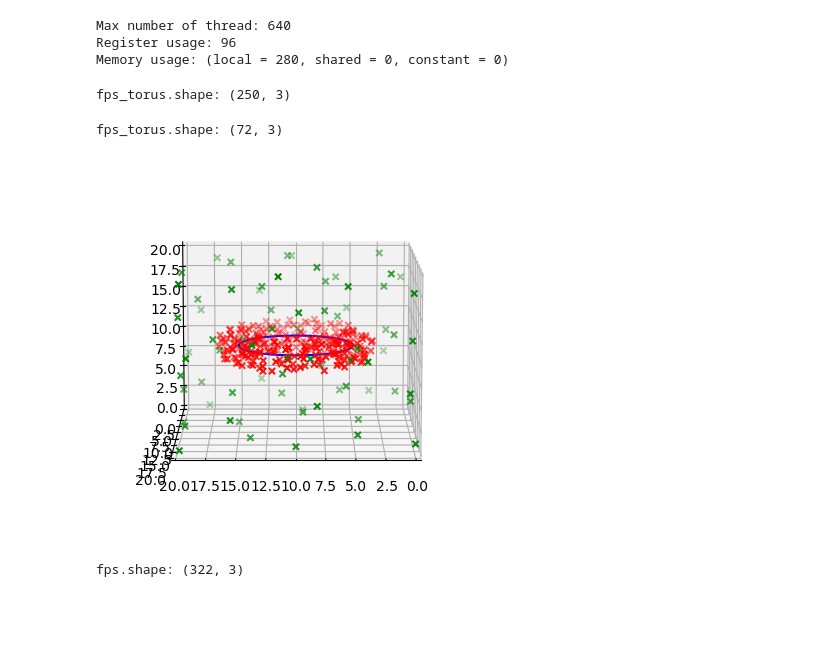
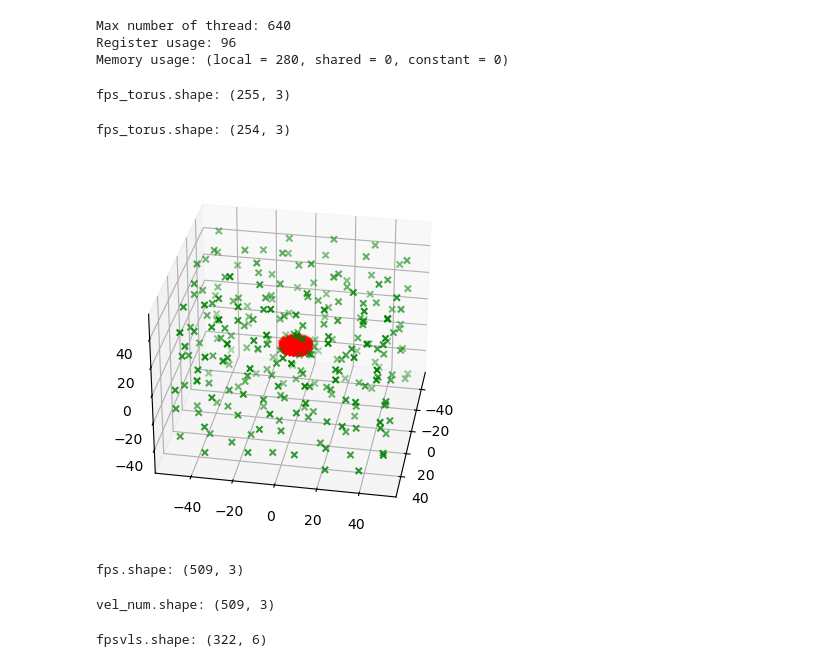
Before and after one commit to colecooper100/vorpy, a Jupyter notebook: fp_vortex_ring.ipynb, the cells around one changed output. Drawn from its saved outputs; the diff is of its cells as text; code cells hidden in the pictures; blank space fills up the shorter version.

```diff
--- a/fp_vortex_ring.ipynb
+++ b/fp_vortex_ring.ipynb
@@ -23,21 +23,22 @@ if not os.path.exists(odir):
 
 # Vortex paramters
 NUMSEGS = 100
+RINGCENTER = (0, 0, 0)
 RINGRADIUS = 5
 CORERADIUS = 1
 
 # Generate the vortex points
 theta = np.linspace(0, 2 * np.pi, NUMSEGS)
-vpx = RINGRADIUS * np.cos(theta) + 10
-vpy = RINGRADIUS * np.sin(theta) + 10
-vpz = np.zeros_like(vpx) + 10
+vpx = RINGRADIUS * np.cos(theta) + RINGCENTER[0]
+vpy = RINGRADIUS * np.sin(theta) + RINGCENTER[1]
+vpz = np.zeros_like(vpx) + RINGCENTER[2]
 vpps = np.concatenate([vpx[:, np.newaxis], vpy[:, np.newaxis], vpz[:, np.newaxis]], axis=1)
 # To prevent numerical errors, explicitly set
 # the last point to the the first.
 vpps[-1] = vpps[0]
 
 # Generate the core radii
-vcrds = np.ones(NUMSEGS+1) * 1.0
+vcrds = np.ones(NUMSEGS+1) * CORERADIUS
 
 # Generate the circulation
 vcirs = np.ones(NUMSEGS+1) * 1.0
@@ -100,7 +101,6 @@ def torus_outside_boundray(x, y, z, center=(10, 10, 10), major_radius=5, minor_r
 # - [x] specify a density of points (points per area)
 # - [x] specify a spacing between points (a sphere of empty space around each point)
 # - [x] specify a region of interest (e.g. the region on and near the ring)
-
 
 def euclidean_distance(pnt1, pnt2):
     return np.sqrt(np.sum((pnt1 - pnt2)**2))
@@ -111,7 +111,8 @@ def random_field_point_generator(numpts,
                                  xbounds,
                                  ybounds,
                                  zbounds,
-                                 bounding_func=lambda x, y: True):
+                                 bounding_func=lambda x, y: True,
+                                 **bounding_func_kwargs):
     '''
     numpts: number of points to generate. Final returned array may
         have fewer points if some are too close together.
@@ -148,7 +149,7 @@ def random_field_point_generator(numpts,
         # which improves performance because we don't need
         # to check if pnt2 is too close if its not inside
         # the boundary.
-        if not bounding_func(*rndpnts[indx1]):
+        if not bounding_func(*rndpnts[indx1], **bounding_func_kwargs):
             rndpnts = np.delete(rndpnts, indx1, axis=0)
             continue
 
@@ -159,7 +160,7 @@ def random_field_point_generator(numpts,
         # against itself, so we start indx2 at indx1+1.
         indx2 = indx1 + 1
         while(indx2 < len(rndpnts)):
-            if not bounding_func(*rndpnts[indx2]) or euclidean_distance(rndpnts[indx1], rndpnts[indx2]) < spacing:
+            if not bounding_func(*rndpnts[indx2], **bounding_func_kwargs) or euclidean_distance(rndpnts[indx1], rndpnts[indx2]) < spacing:
                 rndpnts = np.delete(rndpnts, indx2, axis=0)
                 # Because we deleted a point, the shape of the
                 # array has changed, so we don't want to increment
@@ -173,32 +174,37 @@ def random_field_point_generator(numpts,
 # %%
 # 100_000 points and spacing of 0.05 resunts in ~5900 points
 # and takes 2:30 minutes to run.
-fps_torus = random_field_point_generator(50_000, 1, [0, 20], [0, 20], [0, 20], torus_boundary)
+fps_torus = random_field_point_generator(50_000, 1, [-10, 10], [-10, 10], [-10, 10], torus_boundary, center=(0, 0, 0))
 print('fps_torus.shape:', fps_torus.shape)
 # %% [output]
-fps_torus.shape: (250, 3)
+fps_torus.shape: (255, 3)
-# %%
-fps_not_torus = random_field_point_generator(50_000, 5, [0, 20], [0, 20], [0, 20], torus_outside_boundray)
-print('fps_torus.shape:', fps_not_torus.shape)
-# %% [output]
-fps_torus.shape: (72, 3)
+# %%
+fps_not_torus = random_field_point_generator(50_000, 15, [-50, 50], [-50, 50], [-50, 50], torus_outside_boundray)
+print('fps_torus.shape:', fps_not_torus.shape)
+# For 50_000 points and spacing of 5, it takes ~9:30 minutes to run
+# and results in ~4300 points.
+# %% [output]
+fps_torus.shape: (254, 3)
 # %%
 fig = plt.figure()
 ax = fig.add_subplot(projection='3d')
 ax.scatter(fps_torus[:, 0], fps_torus[:, 1], fps_torus[:, 2], marker='x', c='r', label='fps')
 ax.scatter(fps_not_torus[:, 0], fps_not_torus[:, 1], fps_not_torus[:, 2], marker='x', c='g', label='fps_not')
 ax.plot(vpps[:, 0], vpps[:, 1], vpps[:, 2], c='b', label='vortex')
-ax.view_init(10, 90)
-plt.xlim(0, 20)
-plt.ylim(0, 20)
-ax.set_zlim(0, 20)
+ax.view_init(30, 10)
+# plt.xlim(0, 20)
+# plt.ylim(0, 20)
+# ax.set_zlim(0, 20)
 plt.show()
 # %% [output]
-[figure, old version]
+[figure, new version]
 # %%
 fps = np.concatenate([fps_torus, fps_not_torus], axis=0)
 print('fps.shape:', fps.shape)
 # %% [output]
-fps.shape: (322, 3)
+fps.shape: (509, 3)
 # %%
 vel_num = vp.bs_solve(fps, vpps, vcrds, vcirs, device='cuda')
+print('vel_num.shape:', vel_num.shape)
+# %% [output]
+vel_num.shape: (509, 3)
@@ -205,3 +215,6 @@ vel_num = vp.bs_solve(fps, vpps, vcrds, vcirs, device='cuda')
 # %%
-fpsvls = np.concatenate([fps, vel_num], axis=1)
-np.savetxt('vrtx_ring_fps/vel_num.csv', fpsvls, delimiter=',', newline='\n')
+# fpsvls = np.concatenate([fps, vel_num], axis=1)
+# print('fpsvls.shape:', fpsvls.shape)
+# np.savetxt('vrtx_ring_fps/vel_num_2024_03_19.csv', fpsvls, delimiter=',', newline='\n')
+# %% [output]
+fpsvls.shape: (322, 6)
```
Also changed, not shown: parts of 7 cells of this notebook, 9 other files.
